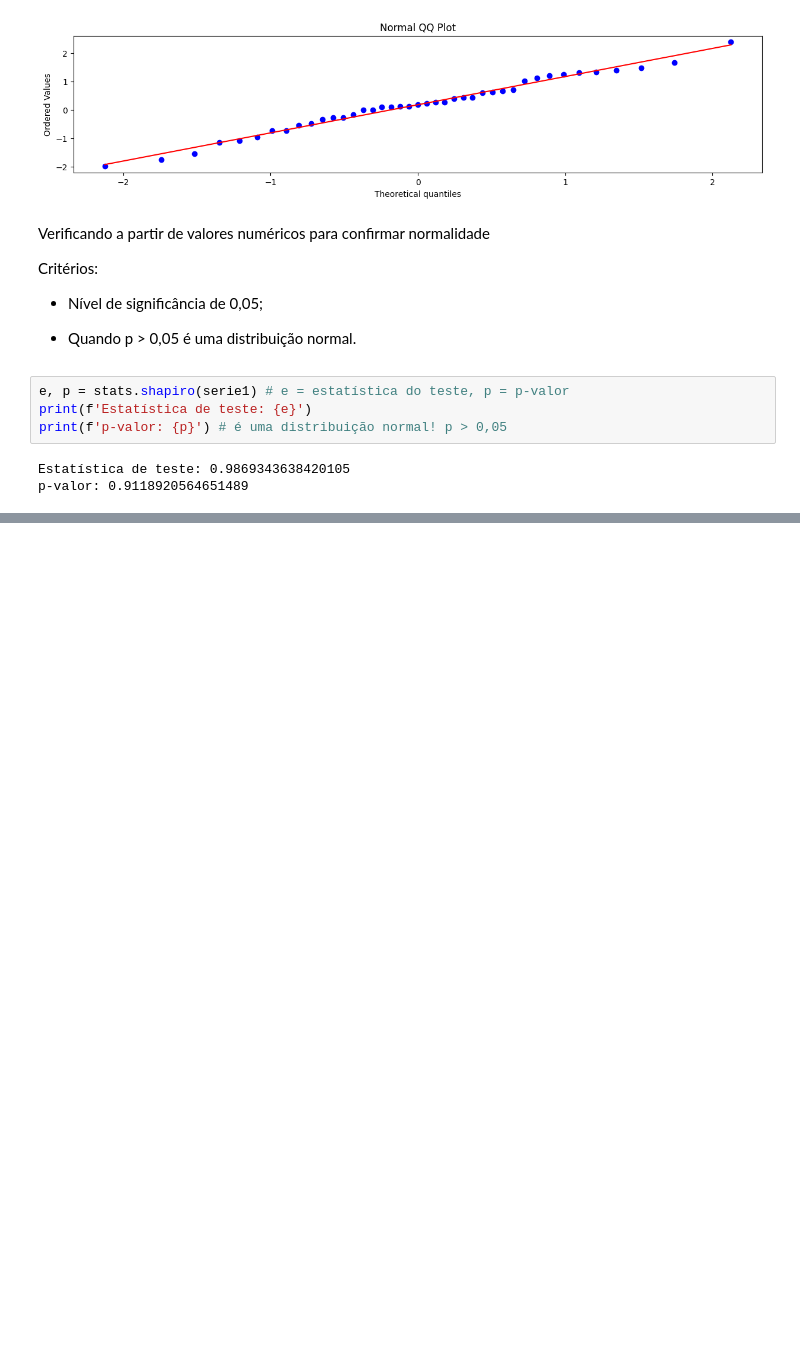
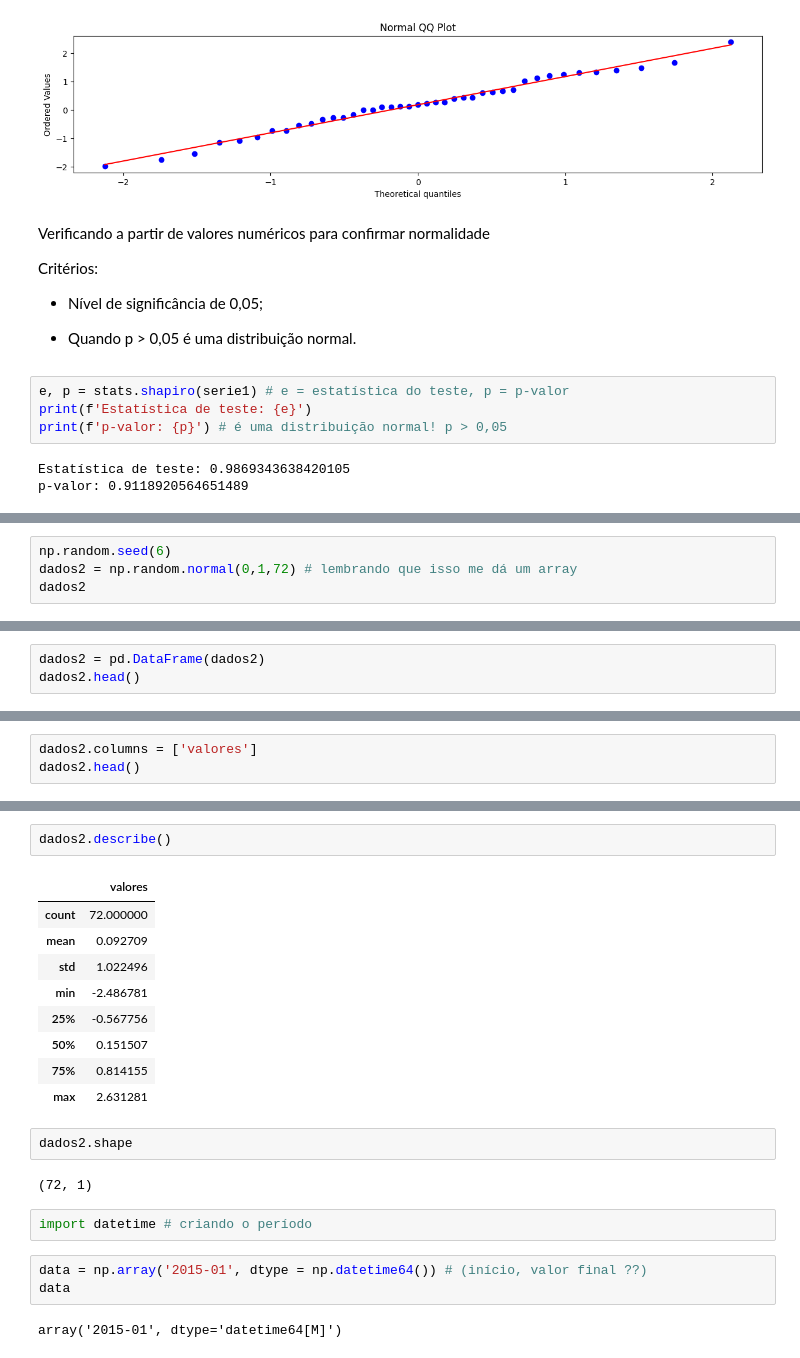
Before and after one commit to luizakuze/Cursos, a Jupyter notebook: cursos/series-temporais/fundamentos/primeiros_passos_serie.ipynb, the cells around one changed output, grey strips where cells are left out. Cells and saved outputs as stored; diff of their text form; blank space fills up the shorter version.

```diff
--- a/cursos/series-temporais/fundamentos/primeiros_passos_serie.ipynb
+++ b/cursos/series-temporais/fundamentos/primeiros_passos_serie.ipynb
@@ -166,0 +207,4 @@ p-valor: 0.9118920564651489
+# %%
+np.random.seed(6)
+dados2 = np.random.normal(0,1,72) # lembrando que isso me dá um array
+dados2
@@ -166,0 +231,3 @@ p-valor: 0.9118920564651489
+# %%
+dados2 = pd.DataFrame(dados2)
+dados2.head()
@@ -166,0 +241,3 @@ p-valor: 0.9118920564651489
+# %%
+dados2.columns = ['valores']
+dados2.head()
@@ -166,0 +251,23 @@ p-valor: 0.9118920564651489
+# %%
+dados2.describe()
+# %% [output]
+|  | valores |
+| count | 72.000000 |
+| mean | 0.092709 |
+| std | 1.022496 |
+| min | -2.486781 |
+| 25% | -0.567756 |
+| 50% | 0.151507 |
+| 75% | 0.814155 |
+| max | 2.631281 |
+# %%
+dados2.shape
+# %% [output]
+(72, 1)
+# %%
+import datetime # criando o período
+# %%
+data = np.array('2015-01', dtype = np.datetime64()) # (início, valor final ??)
+data
+# %% [output]
+array('2015-01', dtype='datetime64[M]')
```
Also changed, not shown: parts of 10 cells of this notebook.
